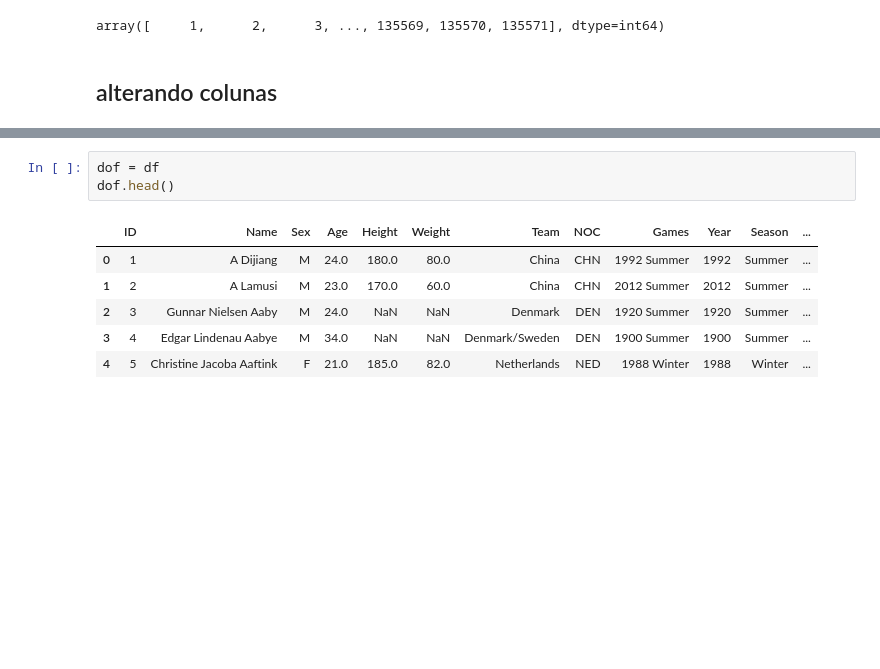
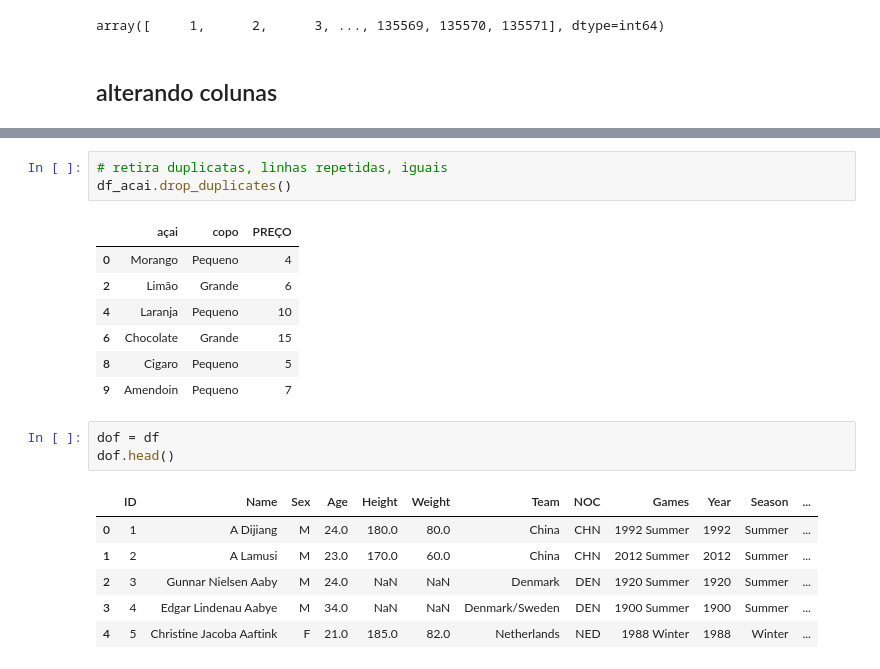
Before and after one commit to calgns/pandas-basico, a Jupyter notebook: pd.ipynb, the cells around one changed output, grey strips where cells are left out. Drawn from its saved outputs; the diff is of its cells as text; blank space fills up the shorter version.

Commit message:
retirando duplicatas

```diff
--- a/pd.ipynb
+++ b/pd.ipynb
@@ -342,3 +363,14 @@ dafao.head() # para salvar a alteração
+# %%
+# retira duplicatas, linhas repetidas, iguais
+df_acai.drop_duplicates()
+# %% [output]
+|  | açai | copo | PREÇO |
+| 0 | Morango | Pequeno | 4 |
+| 2 | Limão | Grande | 6 |
+| 4 | Laranja | Pequeno | 10 |
+| 6 | Chocolate | Grande | 15 |
+| 8 | Cigaro | Pequeno | 5 |
+| 9 | Amendoin | Pequeno | 7 |
 # %%
 dof = df
 dof.head()
```
Also changed, not shown: parts of 2 cells of this notebook.
